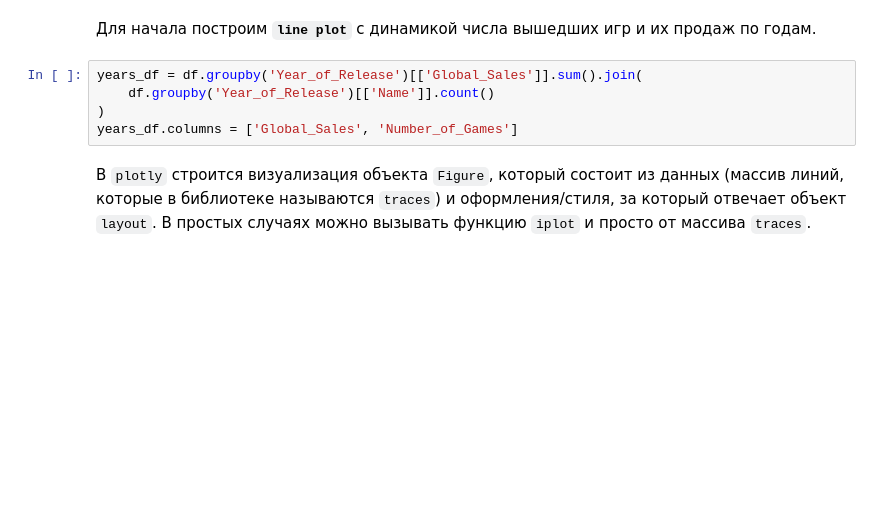
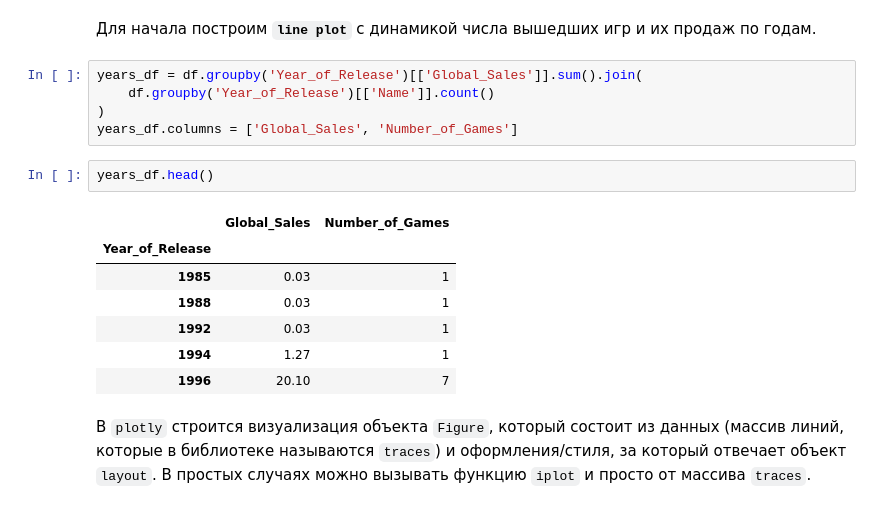
Before and after one commit to jwegas/mlcourse_open, a Jupyter notebook: jupyter_notebooks/topic2_visual_analysis/topic2_part1_seaborn_matplotlib_plotly.ipynb, the cells around one changed output. Drawn from its saved outputs; the diff is of its cells as text; blank space fills up the shorter version.

```diff
--- a/jupyter_notebooks/topic2_visual_analysis/topic2_part1_seaborn_matplotlib_plotly.ipynb
+++ b/jupyter_notebooks/topic2_visual_analysis/topic2_part1_seaborn_matplotlib_plotly.ipynb
@@ -166,6 +166,16 @@ years_df = df.groupby('Year_of_Release')[['Global_Sales']].sum().join(
     df.groupby('Year_of_Release')[['Name']].count()
 )
 years_df.columns = ['Global_Sales', 'Number_of_Games']
+# %%
+years_df.head()
+# %% [output]
+|  | Global_Sales | Number_of_Games |
+| Year_of_Release |  |  |
+| 1985 | 0.03 | 1 |
+| 1988 | 0.03 | 1 |
+| 1992 | 0.03 | 1 |
+| 1994 | 1.27 | 1 |
+| 1996 | 20.10 | 7 |
 # %% [markdown]
 В `plotly` строится визуализация объекта `Figure`, который состоит из данных (массив линий, которые в библиотеке называются `traces`) и оформления/стиля, за который отвечает объект `layout`. В простых случаях можно вызывать функцию `iplot` и просто от массива `traces`.
 # %%
```
